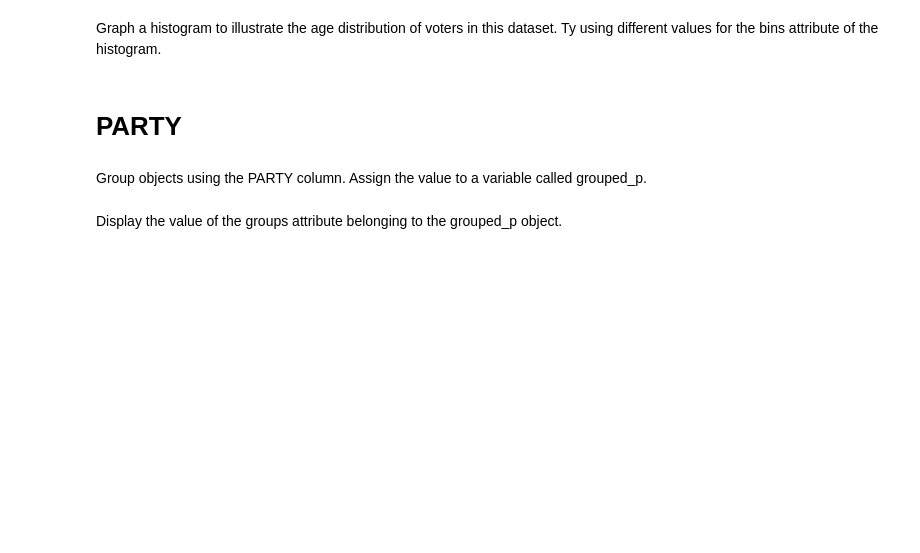
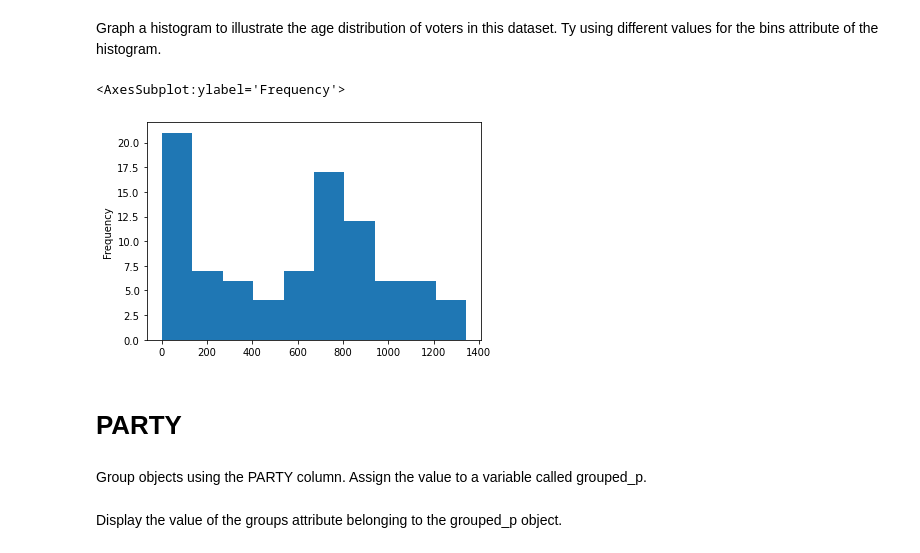
Before and after one commit to vandanafs/DataEngineering.Labs.RegisteredVotersFileWilmingtonDE, a Jupyter notebook: wilmington_de_registered_voters.ipynb, the cells around one changed output. Cells and saved outputs as stored; diff of their text form; code cells hidden in the pictures; blank space fills up the shorter version.

```diff
--- a/wilmington_de_registered_voters.ipynb
+++ b/wilmington_de_registered_voters.ipynb
@@ -55,2 +99,4 @@ Group objects by the YEAR-OF-BIRTH column. Assign the value to an object called
+# %%
+grouped_yob=df.groupby('YEAR-OF-BIRTH')
 # %% [markdown]
 Display the value of the groups attribute belonging the grouped_yob object.
@@ -67,3 +117,9 @@ Graph a histogram to  illustrate the age distribution of voters in this dataset.
+# %%
+b=grouped_yob.size()
+b.plot.hist()
+# %% [output]
+<AxesSubplot:ylabel='Frequency'>
+[figure, added]
 # %% [markdown]
 # PARTY
 # %% [markdown]
```
Also changed, not shown: parts of 48 cells of this notebook.
